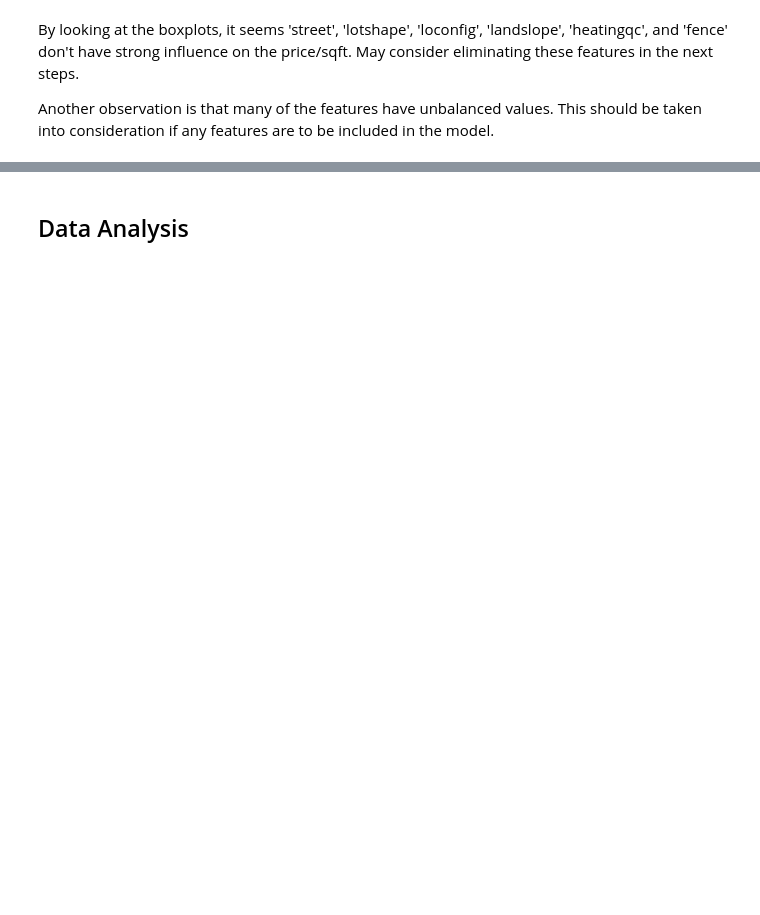
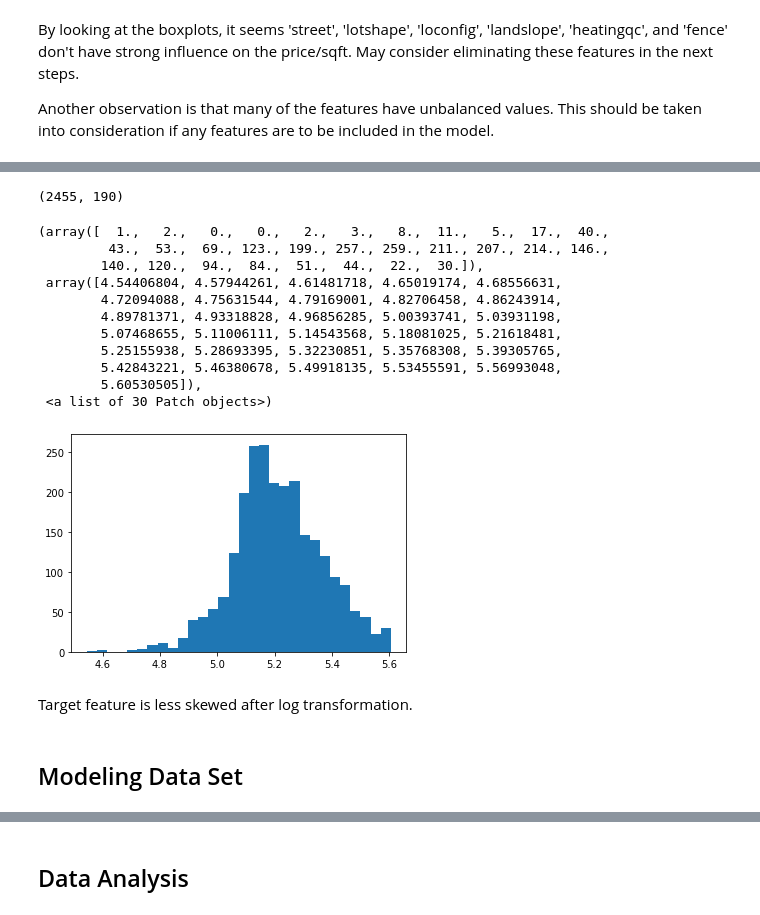
Before and after one commit to valgarland/MLProject_PP, a Jupyter notebook: EDA and Data Cleaning.ipynb, the cells around one changed output, grey strips where cells are left out. Drawn from its saved outputs; the diff is of its cells as text; code cells hidden in the pictures; blank space fills up the shorter version.

```diff
--- a/EDA and Data Cleaning.ipynb
+++ b/EDA and Data Cleaning.ipynb
@@ -302,5 +389,0 @@ Standardize all the numeric variables for better comparebility for the beta coef
-# %%
-ames3 = ames2.copy()
-for col in ames3.columns.tolist():
-    if ames3[col].dtype != 'O':
-        ames3[col] = (ames3[col] - ames3[col].mean()) / ames3[col].std()
@@ -311,7 +389,0 @@ ames_numeric = ames2[ames2.columns[~ames2.columns.isin(factor_col)].tolist()]
-# %%
-for col in factor_col:
-    col_df = dummy_dict[col].drop(col+'_'+str(ames2[col].mode()[0]),axis=1)
-    ames3 = pd.concat([ames3, col_df], join='inner',axis=1)
-    ames3.drop(col, axis=1, inplace=True)
-
-ames3.head()
@@ -327,0 +390,29 @@ ames3.head()
+# %%
+merged1 = merged.copy()
+dummy_dict = {}
+for col in merged1.columns:
+    if merged1[col].dtype == 'O':
+        dummy_dict[col] = pd.get_dummies(merged1[col],prefix=col, prefix_sep='_')
+
+
+for col in merged1.columns:
+    if col == 'pid':
+        continue
+
+    elif col == 'saleprice':
+        merged1['saleprice'] = np.log10(merged1['saleprice'])
+
+    elif col == 'mssubclass':
+        col_df = pd.get_dummies(merged1[col],prefix=col, prefix_sep='_').drop(col+'_'+str(merged1[col].mode()[0]),axis=1)
+        merged1 = pd.concat([merged1, col_df], join='inner',axis=1)
+        merged1.drop(col, axis=1, inplace=True)
+
+    elif merged1[col].dtype != 'O':
+        merged1[col] = (merged1[col] - merged1[col].mean()) / merged1[col].std()
+
+    else:
+        col_df = pd.get_dummies(merged1[col],prefix=col, prefix_sep='_').drop(col+'_'+str(merged1[col].mode()[0]),axis=1)
+        merged1 = pd.concat([merged1, col_df], join='inner',axis=1)
+        merged1.drop(col, axis=1, inplace=True)
+
+merged1.head()
@@ -327,0 +427,23 @@ ames3.head()
+# %%
+merged1.shape
+# %% [output]
+(2455, 190)
+# %%
+plt.hist(merged1['saleprice'], bins=30)
+# %% [output]
+(array([  1.,   2.,   0.,   0.,   2.,   3.,   8.,  11.,   5.,  17.,  40.,
+         43.,  53.,  69., 123., 199., 257., 259., 211., 207., 214., 146.,
+        140., 120.,  94.,  84.,  51.,  44.,  22.,  30.]),
+ array([4.54406804, 4.57944261, 4.61481718, 4.65019174, 4.68556631,
+        4.72094088, 4.75631544, 4.79169001, 4.82706458, 4.86243914,
+        4.89781371, 4.93318828, 4.96856285, 5.00393741, 5.03931198,
+        5.07468655, 5.11006111, 5.14543568, 5.18081025, 5.21618481,
+        5.25155938, 5.28693395, 5.32230851, 5.35768308, 5.39305765,
+        5.42843221, 5.46380678, 5.49918135, 5.53455591, 5.56993048,
+        5.60530505]),
+ <a list of 30 Patch objects>)
+[figure, added]
+# %% [markdown]
+Target feature is less skewed after log transformation.
+# %% [markdown]
+## Modeling Data Set
```
Also changed, not shown: parts of 59 cells of this notebook.
